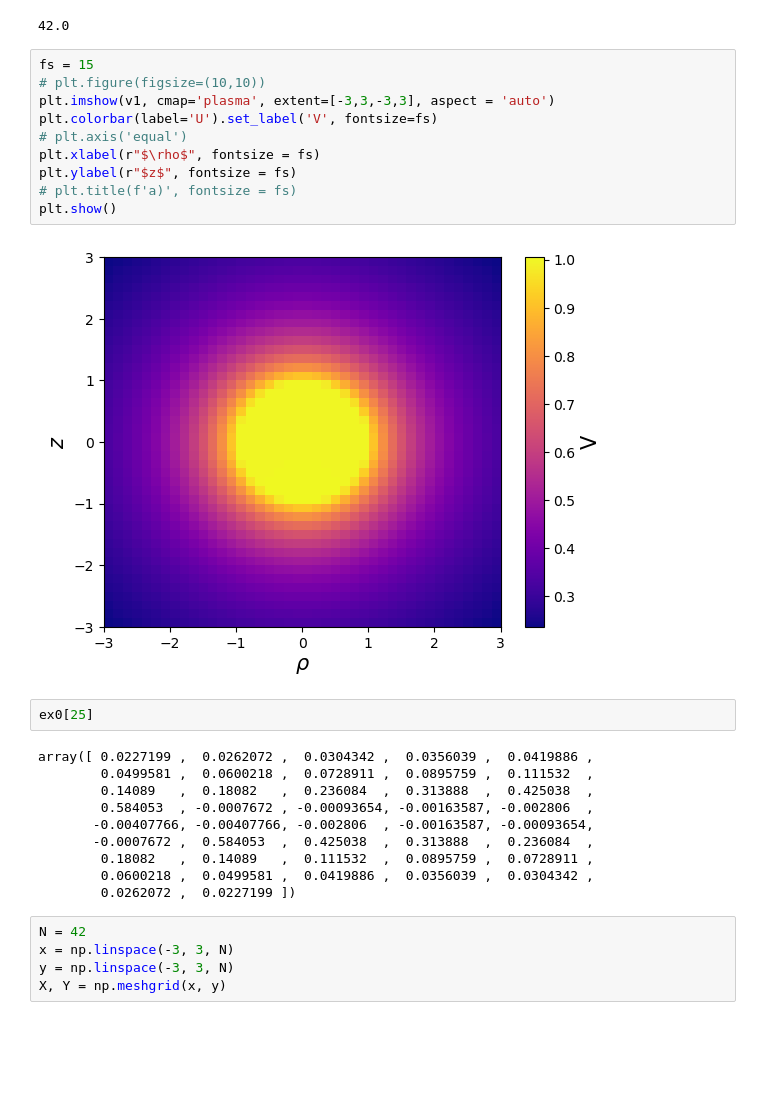
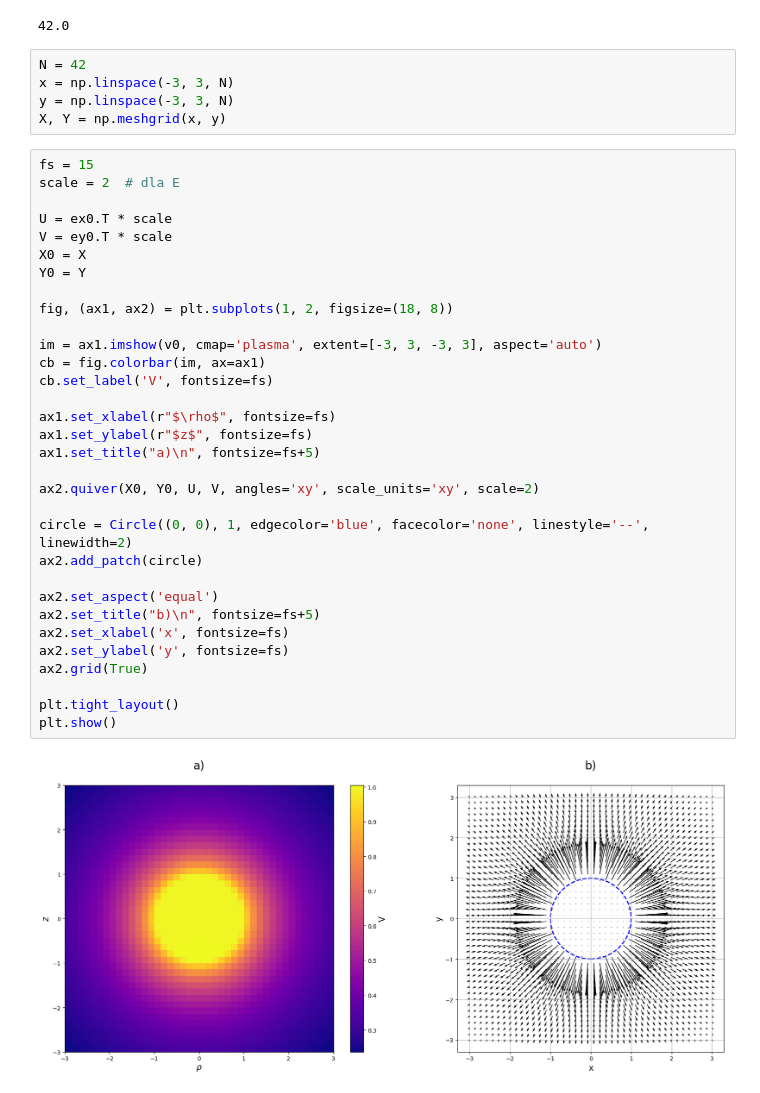
Before and after one commit to Michau-H/theoretical-physics, a Jupyter notebook: lab6_superpozycja/wyniki/czytanie1.ipynb, the cells around one changed output. Saved outputs shown, nothing was run; the diff lists cells and outputs as text; blank space fills up the shorter version.

```diff
--- a/lab6_superpozycja/wyniki/czytanie1.ipynb
+++ b/lab6_superpozycja/wyniki/czytanie1.ipynb
@@ -70,33 +70,43 @@ Otwieranie EY_1.txt
 v0.size/42
 # %% [output]
 42.0
+# %%
+N = 42
+x = np.linspace(-3, 3, N)
+y = np.linspace(-3, 3, N)
+X, Y = np.meshgrid(x, y)
 # %%
 fs = 15
-# plt.figure(figsize=(10,10))
-plt.imshow(v1, cmap='plasma', extent=[-3,3,-3,3], aspect = 'auto')
-plt.colorbar(label='U').set_label('V', fontsize=fs)
-# plt.axis('equal')
-plt.xlabel(r"$\rho$", fontsize = fs)
-plt.ylabel(r"$z$", fontsize = fs)
-# plt.title(f'a)', fontsize = fs)
+scale = 2  # dla E
+
+U = ex0.T * scale
+V = ey0.T * scale
+X0 = X
+Y0 = Y
+
+fig, (ax1, ax2) = plt.subplots(1, 2, figsize=(18, 8))
+
+im = ax1.imshow(v0, cmap='plasma', extent=[-3, 3, -3, 3], aspect='auto')
+cb = fig.colorbar(im, ax=ax1)
+cb.set_label('V', fontsize=fs)
+
+ax1.set_xlabel(r"$\rho$", fontsize=fs)
+ax1.set_ylabel(r"$z$", fontsize=fs)
+ax1.set_title("a)\n", fontsize=fs+5)
+
+ax2.quiver(X0, Y0, U, V, angles='xy', scale_units='xy', scale=2)
+
+circle = Circle((0, 0), 1, edgecolor='blue', facecolor='none', linestyle='--', linewidth=2)
+ax2.add_patch(circle)
+
+ax2.set_aspect('equal')
+ax2.set_title("b)\n", fontsize=fs+5)
+ax2.set_xlabel('x', fontsize=fs)
+ax2.set_ylabel('y', fontsize=fs)
+ax2.grid(True)
+
+plt.tight_layout()
 plt.show()
 # %% [output]
-[figure, old version]
+[figure, new version]
-# %%
-ex0[25]
-# %% [output]
-array([ 0.0227199 ,  0.0262072 ,  0.0304342 ,  0.0356039 ,  0.0419886 ,
-        0.0499581 ,  0.0600218 ,  0.0728911 ,  0.0895759 ,  0.111532  ,
-        0.14089   ,  0.18082   ,  0.236084  ,  0.313888  ,  0.425038  ,
-        0.584053  , -0.0007672 , -0.00093654, -0.00163587, -0.002806  ,
-       -0.00407766, -0.00407766, -0.002806  , -0.00163587, -0.00093654,
-       -0.0007672 ,  0.584053  ,  0.425038  ,  0.313888  ,  0.236084  ,
-        0.18082   ,  0.14089   ,  0.111532  ,  0.0895759 ,  0.0728911 ,
-        0.0600218 ,  0.0499581 ,  0.0419886 ,  0.0356039 ,  0.0304342 ,
-        0.0262072 ,  0.0227199 ])
-# %%
-N = 42
-x = np.linspace(-3, 3, N)
-y = np.linspace(-3, 3, N)
-X, Y = np.meshgrid(x, y)
 # %%
```
Also changed, not shown: parts of 2 cells of this notebook, 5 other files.
